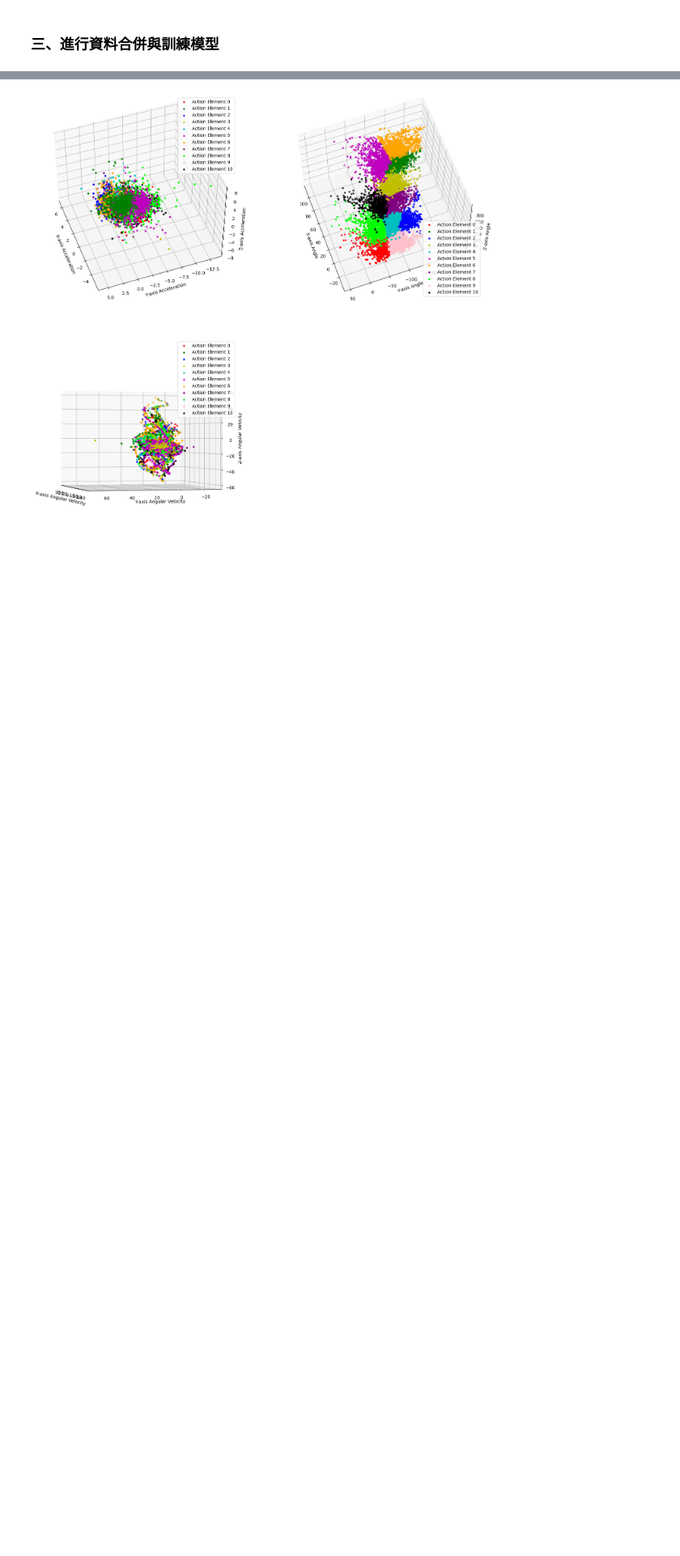
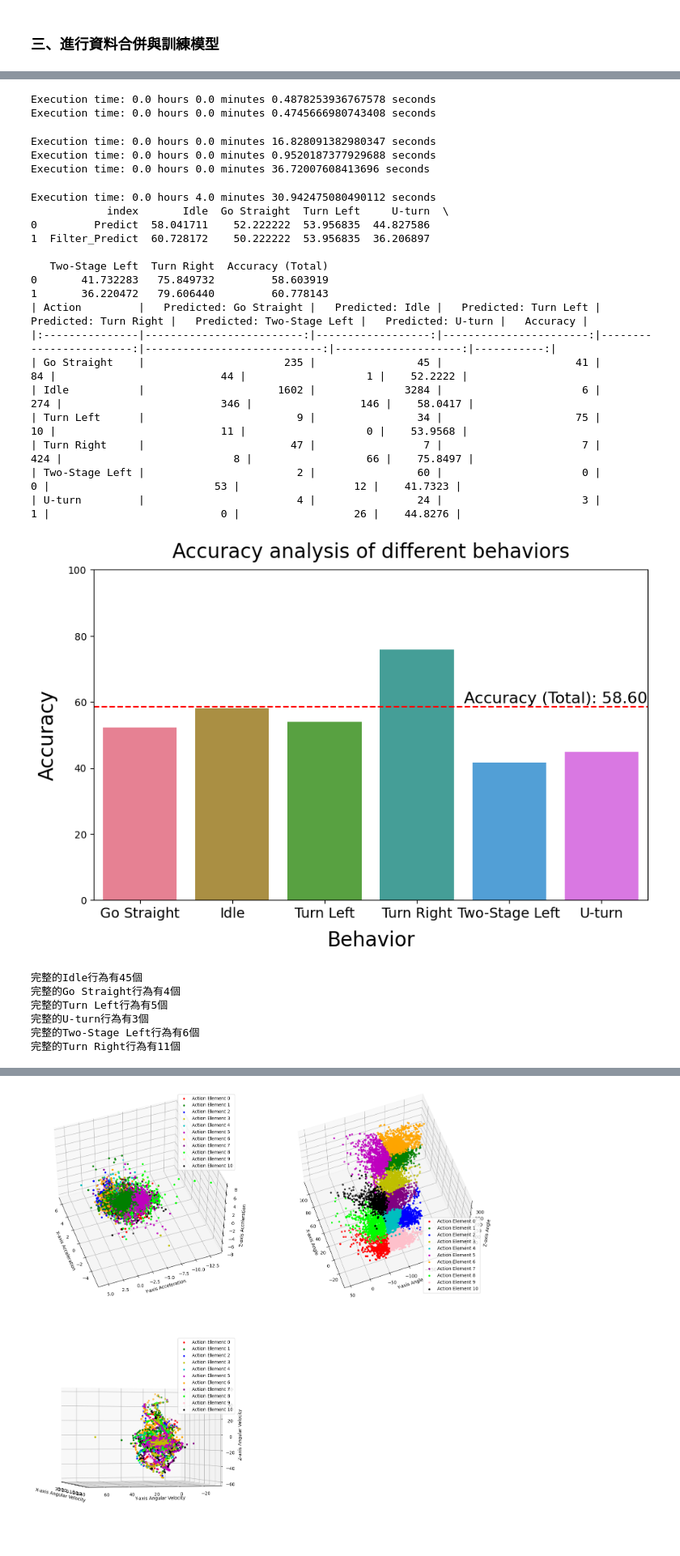
Before and after one commit to SROP6313/Motor_RideTrack, a Jupyter notebook: Process_v3.ipynb, the cells around one changed output, grey strips where cells are left out. Shown at 81% size. Saved outputs shown, nothing was run; the diff lists cells and outputs as text; code cells hidden in the pictures; blank space fills up the shorter version.

```diff
--- a/Process_v3.ipynb
+++ b/Process_v3.ipynb
@@ -18,11 +18,11 @@
 # %%
 # 載入要使用的函式庫
 import pandas as pd
-import Ridetrack
-SensorFusion = Ridetrack.SensorFusion()
-AutoTag = Ridetrack.AutoTag()
-DrivePSTs = Ridetrack.DrivePSTs()
-else_ = Ridetrack.else_()
+import Ridetrack_Eric_v1
+SensorFusion = Ridetrack_Eric_v1.SensorFusion()
+AutoTag = Ridetrack_Eric_v1.AutoTag()
+DrivePSTs = Ridetrack_Eric_v1.DrivePSTs()
+else_ = Ridetrack_Eric_v1.else_()
 # %% [markdown]
 ### **二、定義訓練資料的路徑**
 # %%
@@ -121,3 +121,27 @@ Test_Data = Test_Data.dropna()
 
 print(DrivePSTs.compute_accuracy(Test_Data, 6, None))
 DrivePSTs.calculate_action_prediction_counts(Test_Data['Action'], Test_Data['Predict'], True)
+
+# 計算每個完整動作的數量
+df = pd.read_csv(f'{name_file}_merged.csv', skip_blank_lines=False)
+
+# 初始化變數
+last_action = None
+action_counts = {}
+
+# 遍歷每一行
+for action in df['Action']:
+    # 如果當前行為與上一個行為不同，則開始新的行為
+    if action != last_action:
+        if (action not in action_counts) and (str(action) != 'nan'):
+            action_counts[action] = 0
+
+        if str(action) != 'nan':
+            action_counts[action] += 1
+
+    last_action = action
+
+# 輸出結果
+for action, count in action_counts.items():
+    print(f'完整的{action}行為有{count}個')
+# %% [output]
@@ -124 +159,29 @@ DrivePSTs.calculate_action_prediction_counts(Test_Data['Action'], Test_Data['Pre
+Execution time: 0.0 hours 0.0 minutes 0.4878253936767578 seconds
+Execution time: 0.0 hours 0.0 minutes 0.4745666980743408 seconds
+Execution time: 0.0 hours 0.0 minutes 16.828091382980347 seconds
+Execution time: 0.0 hours 0.0 minutes 0.9520187377929688 seconds
+Execution time: 0.0 hours 0.0 minutes 36.72007608413696 seconds
+Execution time: 0.0 hours 4.0 minutes 30.942475080490112 seconds
+            index       Idle  Go Straight  Turn Left     U-turn  \
+0         Predict  58.041711    52.222222  53.956835  44.827586
+1  Filter_Predict  60.728172    50.222222  53.956835  36.206897
+
+   Two-Stage Left  Turn Right  Accuracy (Total)
+0       41.732283   75.849732         58.603919
+1       36.220472   79.606440         60.778143
+| Action         |   Predicted: Go Straight |   Predicted: Idle |   Predicted: Turn Left |   Predicted: Turn Right |   Predicted: Two-Stage Left |   Predicted: U-turn |   Accuracy |
+|:---------------|-------------------------:|------------------:|-----------------------:|------------------------:|----------------------------:|--------------------:|-----------:|
+| Go Straight    |                      235 |                45 |                     41 |                      84 |                          44 |                   1 |    52.2222 |
+| Idle           |                     1602 |              3284 |                      6 |                     274 |                         346 |                 146 |    58.0417 |
+| Turn Left      |                        9 |                34 |                     75 |                      10 |                          11 |                   0 |    53.9568 |
+| Turn Right     |                       47 |                 7 |                      7 |                     424 |                           8 |                  66 |    75.8497 |
+| Two-Stage Left |                        2 |                60 |                      0 |                       0 |                          53 |                  12 |    41.7323 |
+| U-turn         |                        4 |                24 |                      3 |                       1 |                           0 |                  26 |    44.8276 |
+[figure, added]
+完整的Idle行為有45個
+完整的Go Straight行為有4個
+完整的Turn Left行為有5個
+完整的U-turn行為有3個
+完整的Two-Stage Left行為有6個
+完整的Turn Right行為有11個
 # %% [markdown]
```
Also changed, not shown: parts of 6 cells of this notebook, 4 other files.
